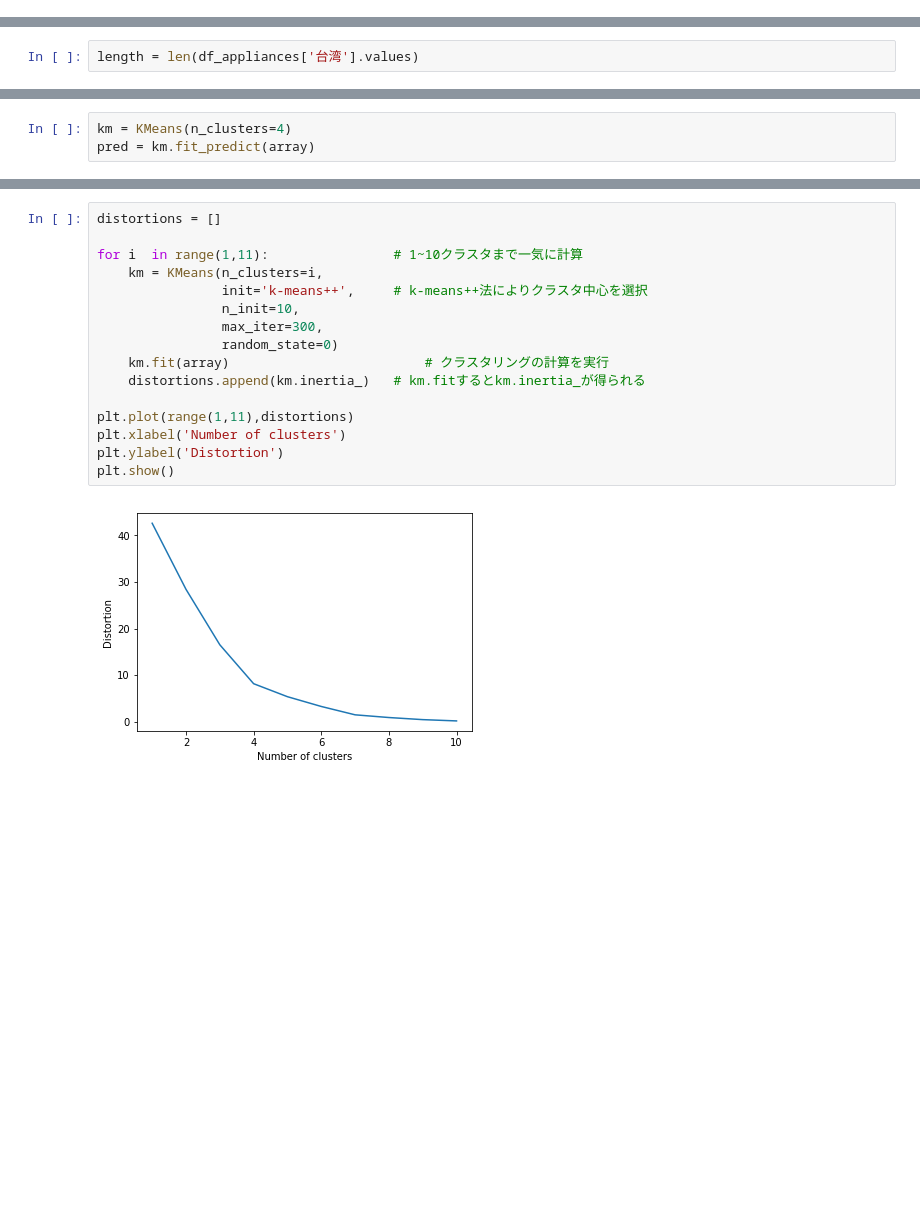
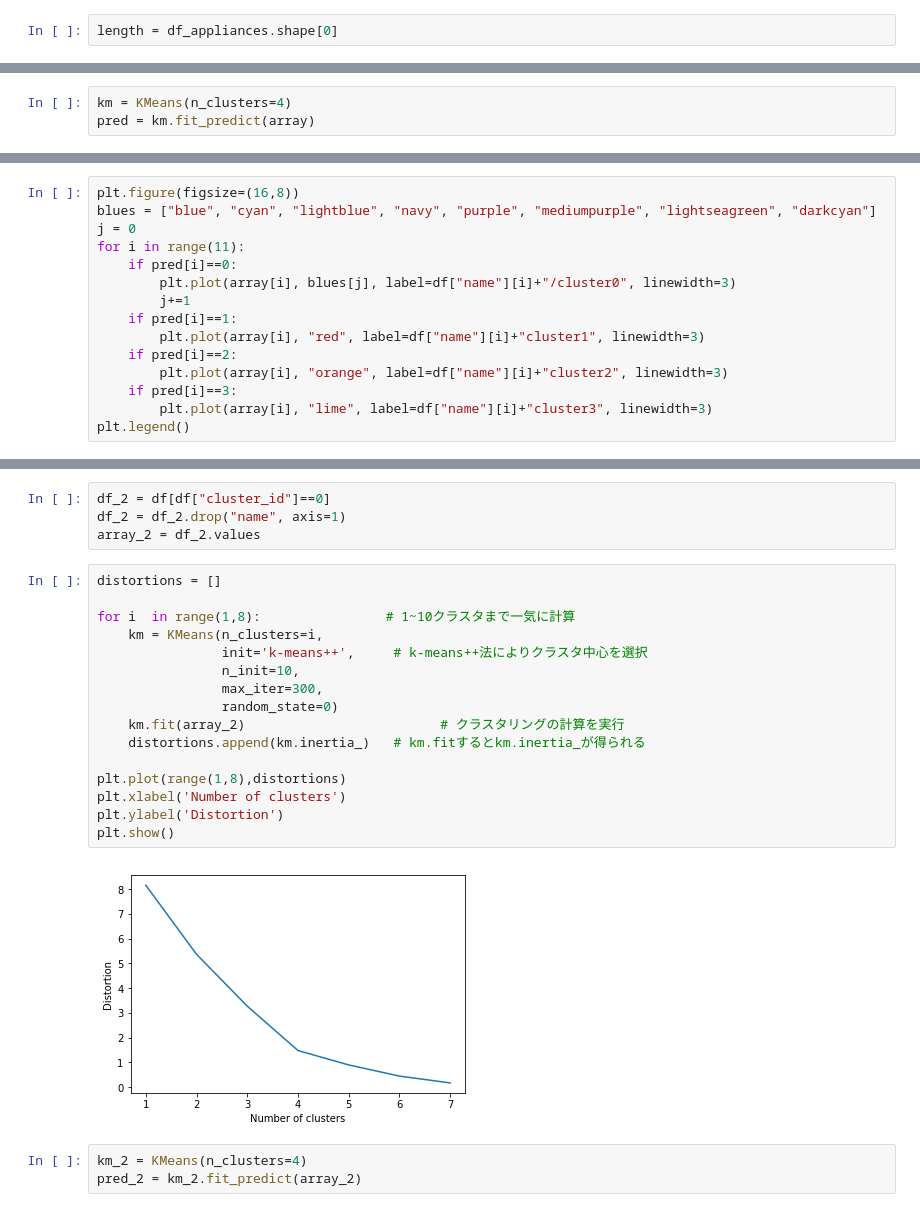
Before and after one commit to ro72/gci_team_1, a Jupyter notebook: k-means.ipynb, the cells around one changed output, grey strips where cells are left out. Drawn from its saved outputs; the diff is of its cells as text; blank space fills up the shorter version.

```diff
--- a/k-means.ipynb
+++ b/k-means.ipynb
@@ -29,3 +29,5 @@ df_appliances.head()
+# %%
+length = df_appliances.shape[0]
 # %%
 df_drug = df_drug.dropna()
 df_flower['タイ'][10] = df_flower['タイ'].median()
@@ -48,5 +38,3 @@ array([  94590771,   97834288,  103367812,  163181941,  155653129,
-# %%
-length = len(df_appliances['台湾'].values)
 # %%
 # 1月あたり旅行者
 tourlist_dic={}
@@ -207,0 +172,15 @@ Distortion: 0.17
+# %%
+plt.figure(figsize=(16,8))
+blues = ["blue", "cyan", "lightblue", "navy", "purple", "mediumpurple", "lightseagreen", "darkcyan"]
+j = 0
+for i in range(11):
+    if pred[i]==0:
+        plt.plot(array[i], blues[j], label=df["name"][i]+"/cluster0", linewidth=3)
+        j+=1
+    if pred[i]==1:
+        plt.plot(array[i], "red", label=df["name"][i]+"cluster1", linewidth=3)
+    if pred[i]==2:
+        plt.plot(array[i], "orange", label=df["name"][i]+"cluster2", linewidth=3)
+    if pred[i]==3:
+        plt.plot(array[i], "lime", label=df["name"][i]+"cluster3", linewidth=3)
+plt.legend()
@@ -208,18 +190,25 @@ Distortion: 0.17
+# %%
+df_2 = df[df["cluster_id"]==0]
+df_2 = df_2.drop("name", axis=1)
+array_2 = df_2.values
 # %%
 distortions = []
 
-for i  in range(1,11):                # 1~10クラスタまで一気に計算
+for i  in range(1,8):                # 1~10クラスタまで一気に計算
     km = KMeans(n_clusters=i,
                 init='k-means++',     # k-means++法によりクラスタ中心を選択
                 n_init=10,
                 max_iter=300,
                 random_state=0)
-    km.fit(array)                         # クラスタリングの計算を実行
+    km.fit(array_2)                         # クラスタリングの計算を実行
     distortions.append(km.inertia_)   # km.fitするとkm.inertia_が得られる
 
-plt.plot(range(1,11),distortions)
+plt.plot(range(1,8),distortions)
 plt.xlabel('Number of clusters')
 plt.ylabel('Distortion')
 plt.show()
 # %% [output]
-[figure, old version]
+[figure, new version]
+# %%
+km_2 = KMeans(n_clusters=4)
+pred_2 = km_2.fit_predict(array_2)
```
Also changed, not shown: parts of 13 cells of this notebook.
